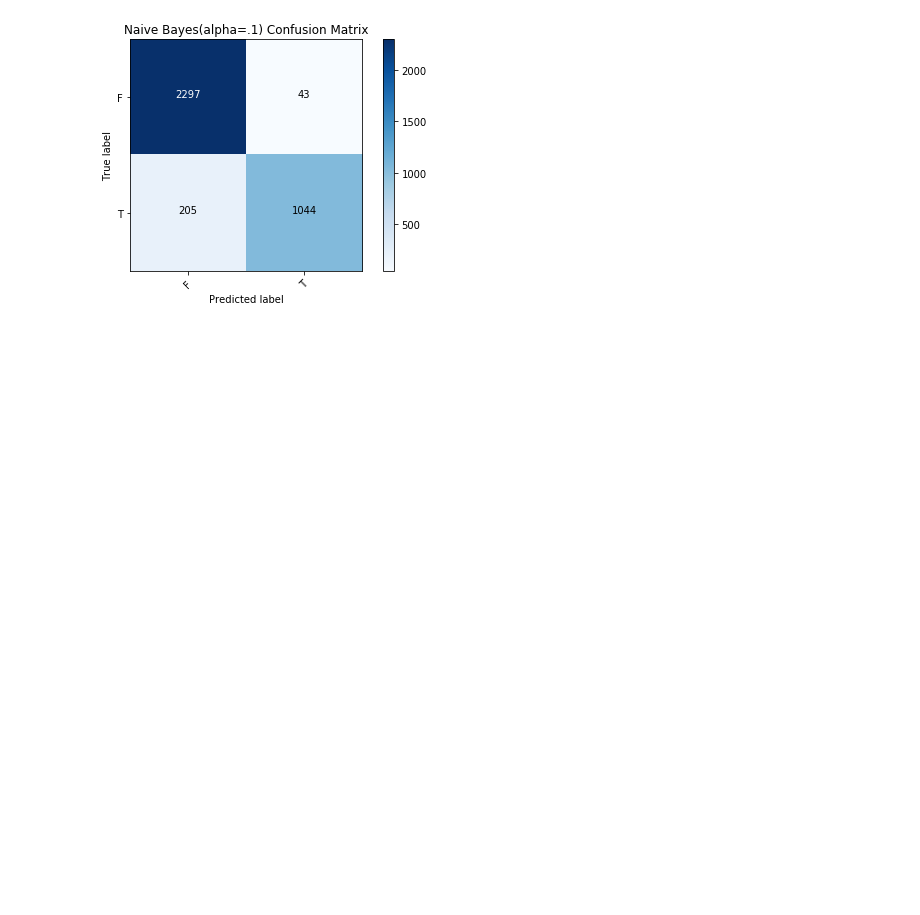
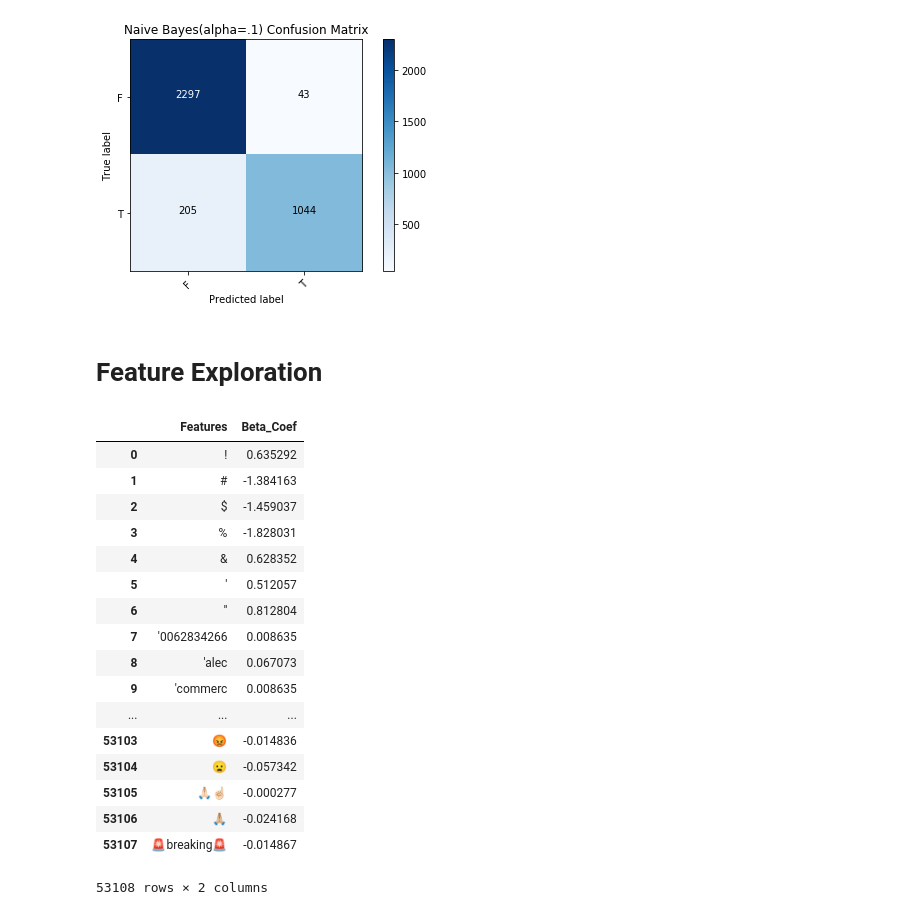
Before and after one commit to johncpolitte/News_or_Satire, a Jupyter notebook: Fresh_notebook_for_cleaning.ipynb, the cells around one changed output. Drawn from its saved outputs; the diff is of its cells as text; code cells hidden in the pictures; blank space fills up the shorter version.

Commit message:
added feature exploration and organized notebook

```diff
--- a/Fresh_notebook_for_cleaning.ipynb
+++ b/Fresh_notebook_for_cleaning.ipynb
@@ -183,3 +231,8 @@ Confusion matrix, without normalization
 [[2297   43]
  [ 205 1044]]
 [figure]
+# %% [markdown]
+# Feature Exploration
+# %%
+features = vect.get_feature_names()
+log_reg_coef = log_reg.coef_.reshape(53108,)
@@ -185,0 +241,26 @@ Confusion matrix, without normalization
+# %%
+feature_coef['Features'] = feature_coef[0]
+feature_coef['Beta_Coef'] = log_reg_coef
+# %%
+feature_coef = feature_coef[['Features', 'Beta_Coef']]
+# %%
+feature_coef
+# %% [output]
+|  | Features | Beta_Coef |
+| 0 | ! | 0.635292 |
+| 1 | # | -1.384163 |
+| 2 | $ | -1.459037 |
+| 3 | % | -1.828031 |
+| 4 | & | 0.628352 |
+| 5 | ' | 0.512057 |
+| 6 | '' | 0.812804 |
+| 7 | '0062834266 | 0.008635 |
+| 8 | 'alec | 0.067073 |
+| 9 | 'commerc | 0.008635 |
+| ... | ... | ... |
+| 53103 | 😡 | -0.014836 |
+| 53104 | 😦 | -0.057342 |
+| 53105 | 🙏🏻☝🏻️ | -0.000277 |
+| 53106 | 🙏🏼 | -0.024168 |
+| 53107 | 🚨breaking🚨 | -0.014867 |
+53108 rows × 2 columns
```
Also changed, not shown: parts of 16 cells of this notebook.
